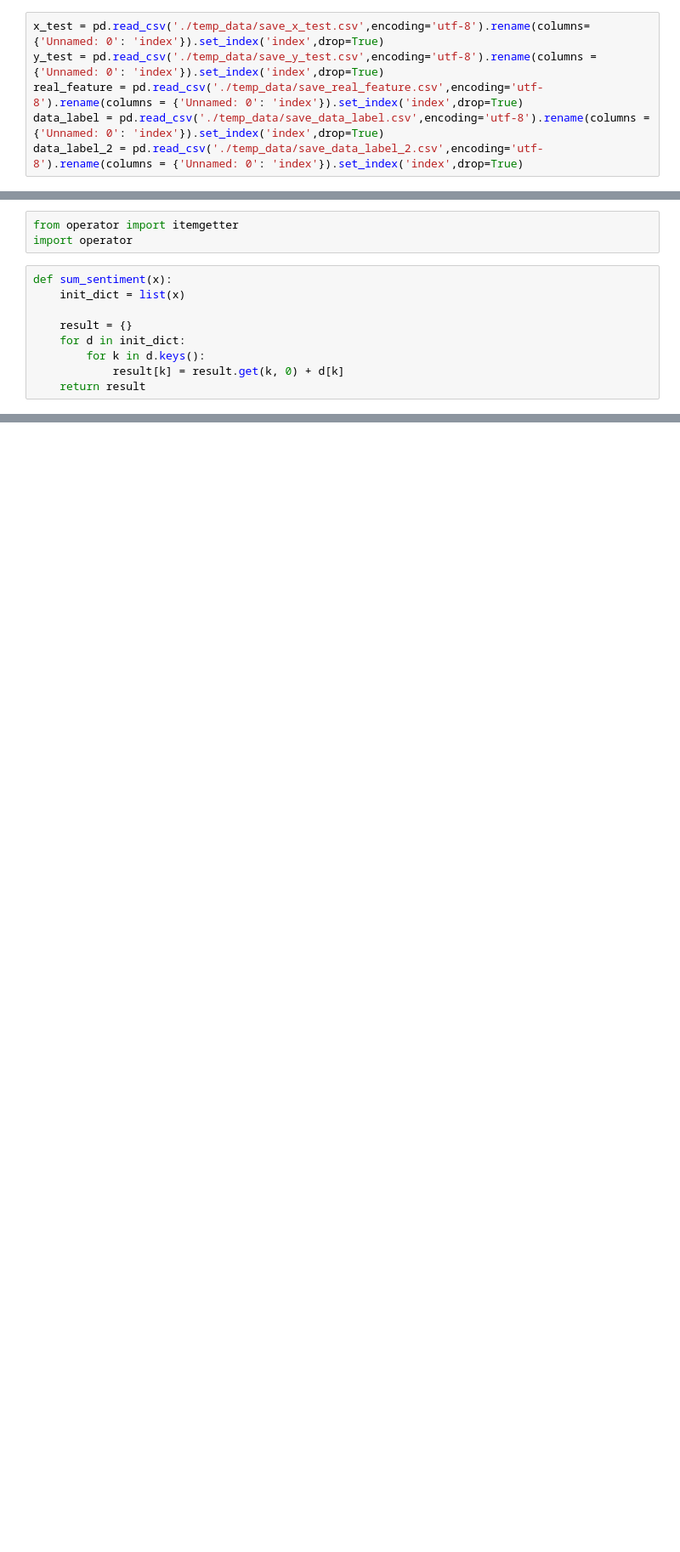
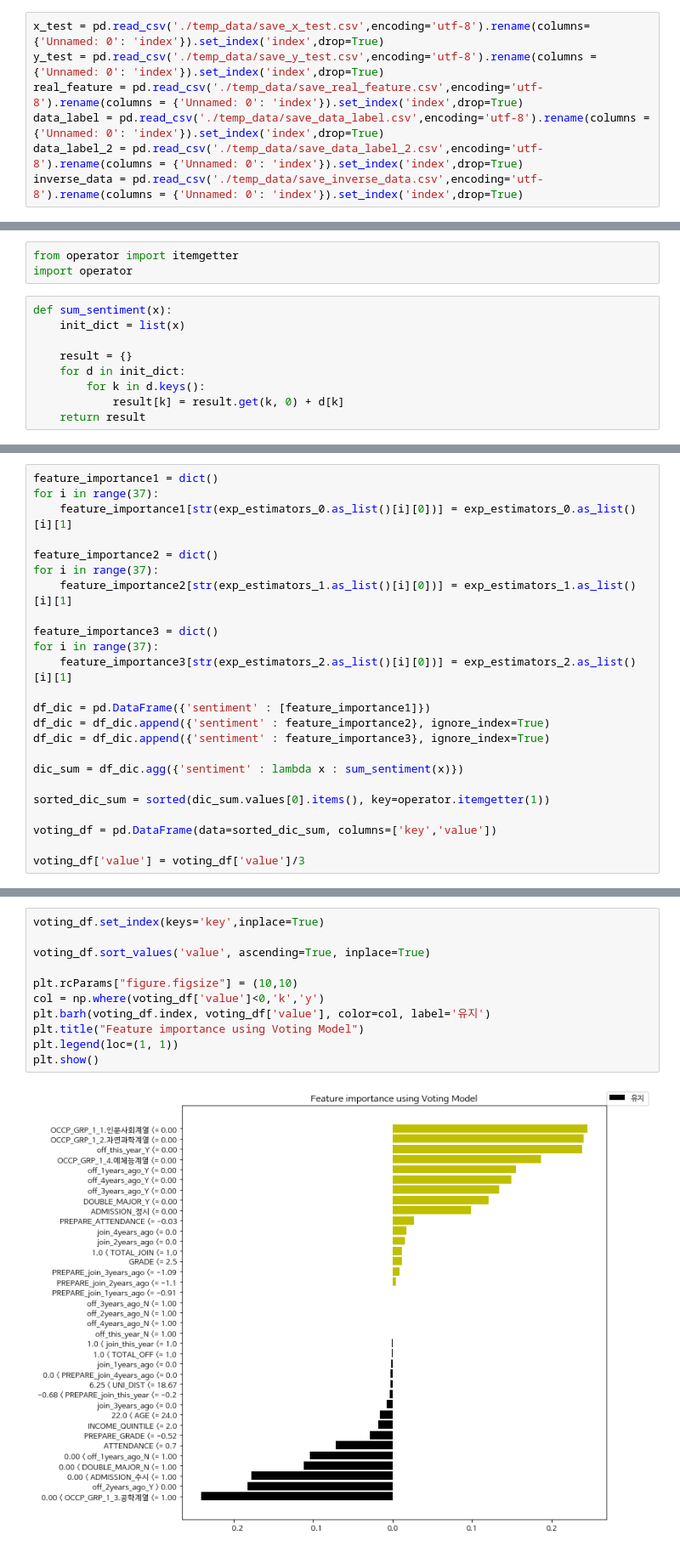
Before and after one commit to DUYONGBEAK/College-Dropout-Prediction, a Jupyter notebook: code/drop_out_model.ipynb, the cells around one changed output, grey strips where cells are left out. Shown at 85% size. Cells and saved outputs as stored; diff of their text form; blank space fills up the shorter version.

```diff
--- a/code/drop_out_model.ipynb
+++ b/code/drop_out_model.ipynb
@@ -40,6 +40,7 @@ y_test = pd.read_csv('./temp_data/save_y_test.csv',encoding='utf-8').rename(colu
 real_feature = pd.read_csv('./temp_data/save_real_feature.csv',encoding='utf-8').rename(columns = {'Unnamed: 0': 'index'}).set_index('index',drop=True)
 data_label = pd.read_csv('./temp_data/save_data_label.csv',encoding='utf-8').rename(columns = {'Unnamed: 0': 'index'}).set_index('index',drop=True)
 data_label_2 = pd.read_csv('./temp_data/save_data_label_2.csv',encoding='utf-8').rename(columns = {'Unnamed: 0': 'index'}).set_index('index',drop=True)
+inverse_data = pd.read_csv('./temp_data/save_inverse_data.csv',encoding='utf-8').rename(columns = {'Unnamed: 0': 'index'}).set_index('index',drop=True)
 # %% [markdown]
 ## 최종 학습 데이터 확인하기
 # %%
@@ -595,0 +625,24 @@ Text(0.5, 1.0, 'Feature importance using Voting Model')
+# %%
+feature_importance1 = dict()
+for i in range(37):
+    feature_importance1[str(exp_estimators_0.as_list()[i][0])] = exp_estimators_0.as_list()[i][1]
+
+feature_importance2 = dict()
+for i in range(37):
+    feature_importance2[str(exp_estimators_1.as_list()[i][0])] = exp_estimators_1.as_list()[i][1]
+
+feature_importance3 = dict()
+for i in range(37):
+    feature_importance3[str(exp_estimators_2.as_list()[i][0])] = exp_estimators_2.as_list()[i][1]
+
+df_dic = pd.DataFrame({'sentiment' : [feature_importance1]})
+df_dic = df_dic.append({'sentiment' : feature_importance2}, ignore_index=True)
+df_dic = df_dic.append({'sentiment' : feature_importance3}, ignore_index=True)
+
+dic_sum = df_dic.agg({'sentiment' : lambda x : sum_sentiment(x)})
+
+sorted_dic_sum = sorted(dic_sum.values[0].items(), key=operator.itemgetter(1))
+
+voting_df = pd.DataFrame(data=sorted_dic_sum, columns=['key','value'])
+
+voting_df['value'] = voting_df['value']/3
@@ -595,0 +736,13 @@ Text(0.5, 1.0, 'Feature importance using Voting Model')
+# %%
+voting_df.set_index(keys='key',inplace=True)
+
+voting_df.sort_values('value', ascending=True, inplace=True)
+
+plt.rcParams["figure.figsize"] = (10,10)
+col = np.where(voting_df['value']<0,'k','y')
+plt.barh(voting_df.index, voting_df['value'], color=col, label='유지')
+plt.title("Feature importance using Voting Model")
+plt.legend(loc=(1, 1))
+plt.show()
+# %% [output]
+[figure, added]
```
Also changed, not shown: parts of 20 cells of this notebook, 20 other files.
